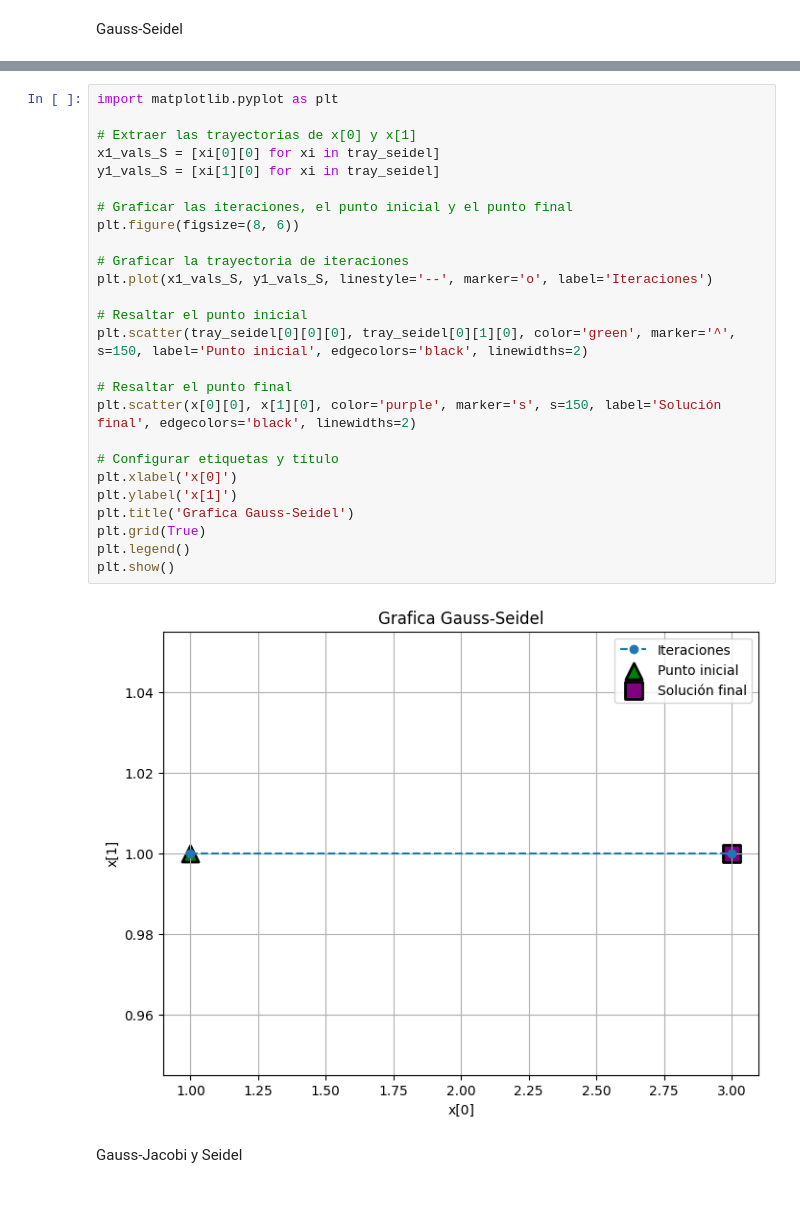
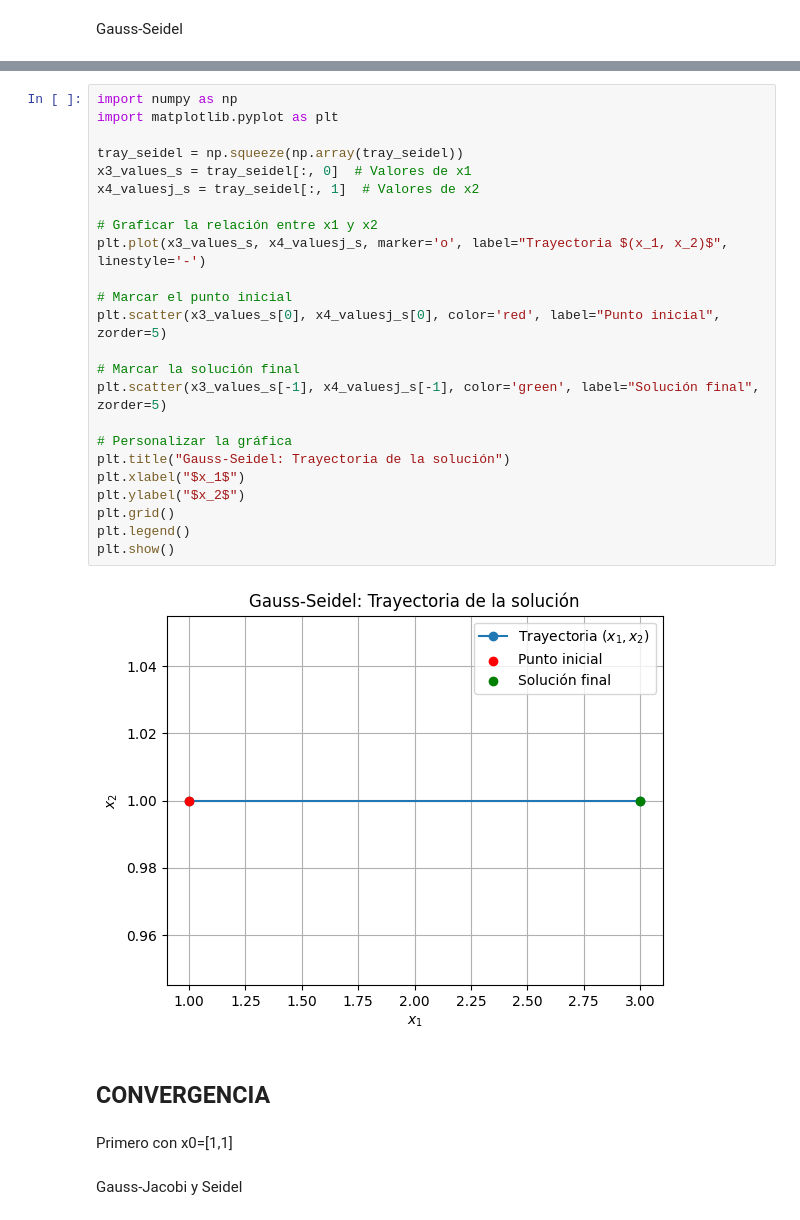
Before and after one commit to Ediixx/Taller-Gauss-JS, a Jupyter notebook: Ejercicios-GAUSS-S-J.ipynb, the cells around one changed output, grey strips where cells are left out. Saved outputs shown, nothing was run; the diff lists cells and outputs as text.

```diff
--- a/Ejercicios-GAUSS-S-J.ipynb
+++ b/Ejercicios-GAUSS-S-J.ipynb
@@ -104,30 +89,32 @@ Solución:
-# %%
-import matplotlib.pyplot as plt
-
-# Extraer las trayectorias de x[0] y x[1]
-x1_vals_S = [xi[0][0] for xi in tray_seidel]
-y1_vals_S = [xi[1][0] for xi in tray_seidel]
-
-# Graficar las iteraciones, el punto inicial y el punto final
-plt.figure(figsize=(8, 6))
-
-# Graficar la trayectoria de iteraciones
-plt.plot(x1_vals_S, y1_vals_S, linestyle='--', marker='o', label='Iteraciones')
-
-# Resaltar el punto inicial
-plt.scatter(tray_seidel[0][0][0], tray_seidel[0][1][0], color='green', marker='^', s=150, label='Punto inicial', edgecolors='black', linewidths=2)
-
-# Resaltar el punto final
-plt.scatter(x[0][0], x[1][0], color='purple', marker='s', s=150, label='Solución final', edgecolors='black', linewidths=2)
-
-# Configurar etiquetas y título
-plt.xlabel('x[0]')
-plt.ylabel('x[1]')
-plt.title('Grafica Gauss-Seidel')
-plt.grid(True)
-plt.legend()
-plt.show()
-# %% [output]
-[figure, removed]
+# %%
+import numpy as np
+import matplotlib.pyplot as plt
+
+tray_seidel = np.squeeze(np.array(tray_seidel))
+x3_values_s = tray_seidel[:, 0]  # Valores de x1
+x4_valuesj_s = tray_seidel[:, 1]  # Valores de x2
+
+# Graficar la relación entre x1 y x2
+plt.plot(x3_values_s, x4_valuesj_s, marker='o', label="Trayectoria $(x_1, x_2)$", linestyle='-')
+
+# Marcar el punto inicial
+plt.scatter(x3_values_s[0], x4_valuesj_s[0], color='red', label="Punto inicial", zorder=5)
+
+# Marcar la solución final
+plt.scatter(x3_values_s[-1], x4_valuesj_s[-1], color='green', label="Solución final", zorder=5)
+
+# Personalizar la gráfica
+plt.title("Gauss-Seidel: Trayectoria de la solución")
+plt.xlabel("$x_1$")
+plt.ylabel("$x_2$")
+plt.grid()
+plt.legend()
+plt.show()
+# %% [output]
+[figure, added]
+# %% [markdown]
+## CONVERGENCIA
+# %% [markdown]
+Primero con x0=[1,1]
 # %% [markdown]
 Gauss-Jacobi y Seidel
```
Also changed, not shown: parts of 17 cells of this notebook.
